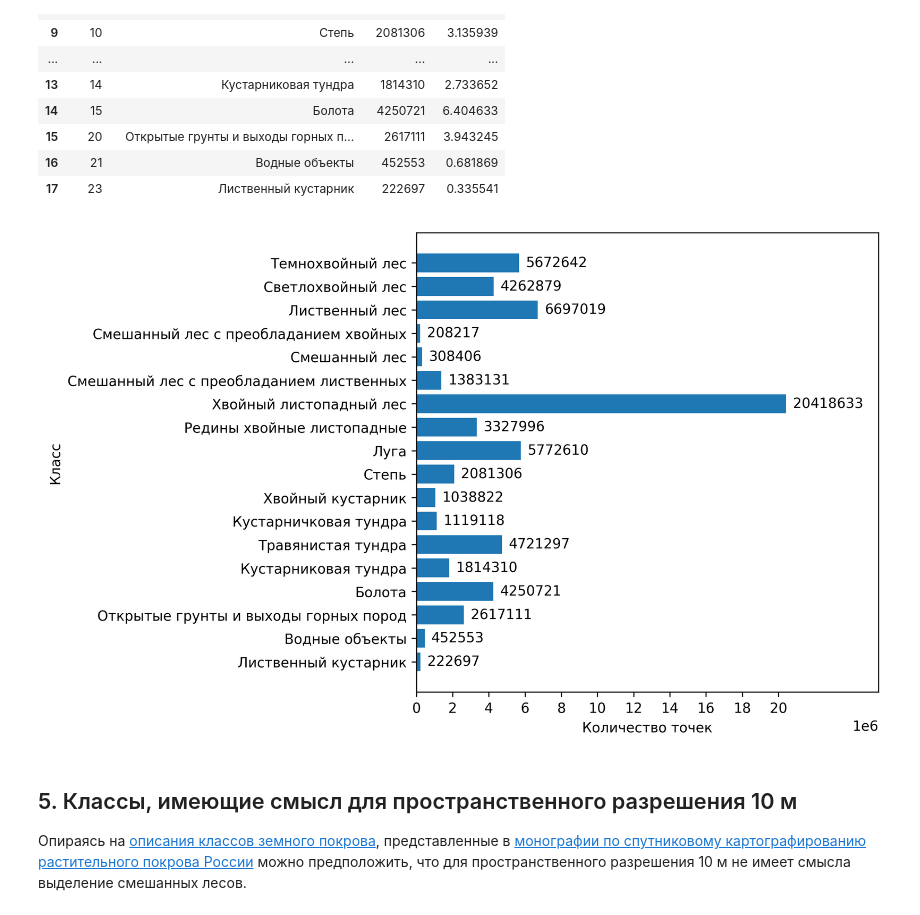
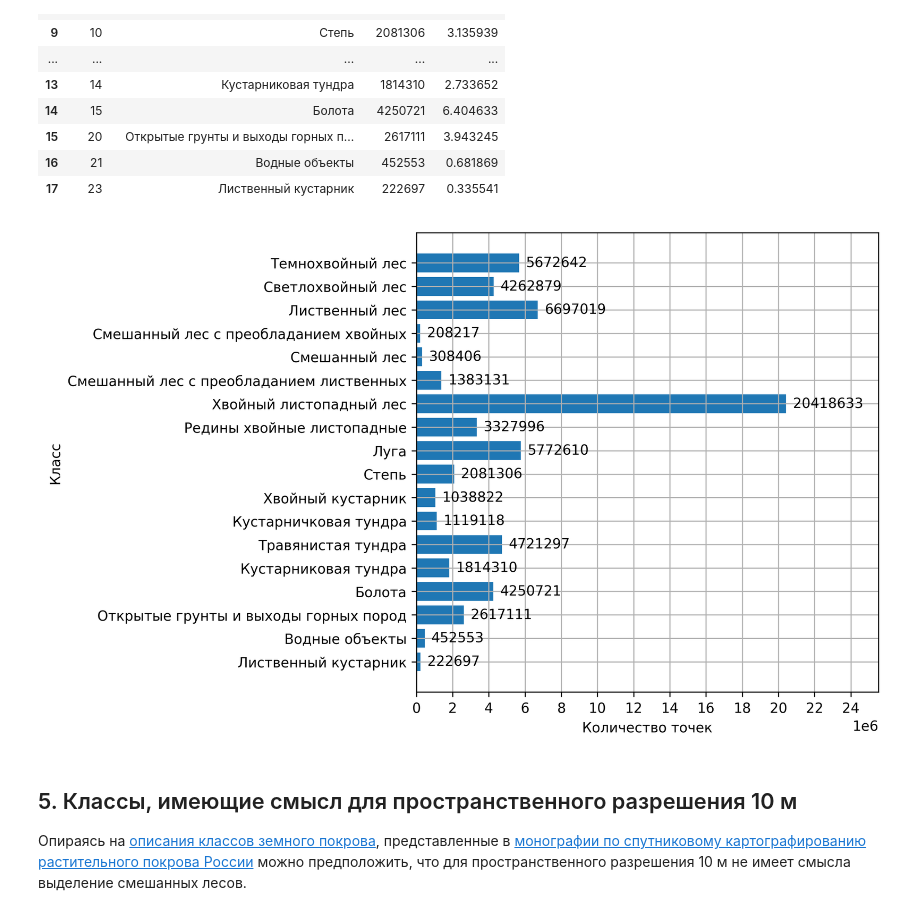
Before and after one commit to eugeuie/sample-detailing, a Jupyter notebook: notebooks/MODIS-2020-sample-preparation-and-analysis.ipynb, the cells around one changed output. Drawn from its saved outputs; the diff is of its cells as text; code cells hidden in the pictures.

Commit message:
grid in MODIS 2020 sample stats plot

```diff
--- a/notebooks/MODIS-2020-sample-preparation-and-analysis.ipynb
+++ b/notebooks/MODIS-2020-sample-preparation-and-analysis.ipynb
@@ -183,18 +183,19 @@ stats
 # %%
 fig, ax = plt.subplots(figsize=(6, 6), dpi=300)
 
 bars = ax.barh(np.arange(n_classes), counts, align='center')
-ax.set_xticks(np.arange(0, max(counts)+1, 2e6))
+ax.set_xticks(np.arange(0, max(counts)+4e6, 2e6))
 ax.set_yticks(np.arange(n_classes), labels=stats["name"])
 ax.ticklabel_format(axis='x', scilimits=(6,6))
 ax.invert_yaxis()
 ax.set(xlabel="Количество точек", ylabel="Класс")
 ax.bar_label(bars, labels=counts, padding=5)
 ax.margins(x=0.25)
+ax.grid()
 plt.savefig(plot_path, bbox_inches="tight")
 plt.show()
 # %% [output]
-[figure, old version]
+[figure, new version]
 # %% [markdown]
 ## 5. Классы, имеющие смысл для пространственного разрешения 10 м
 
```
